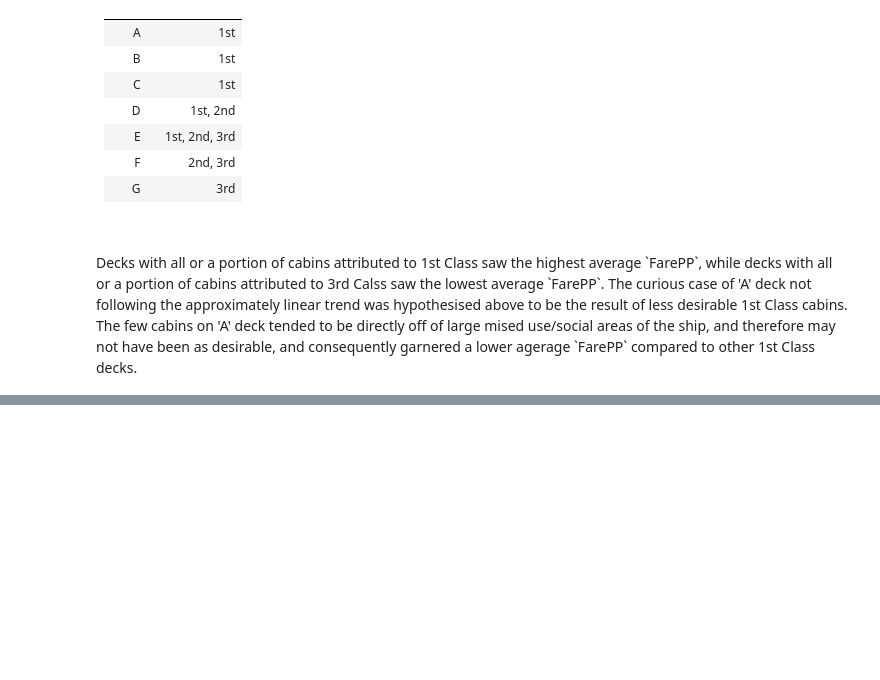
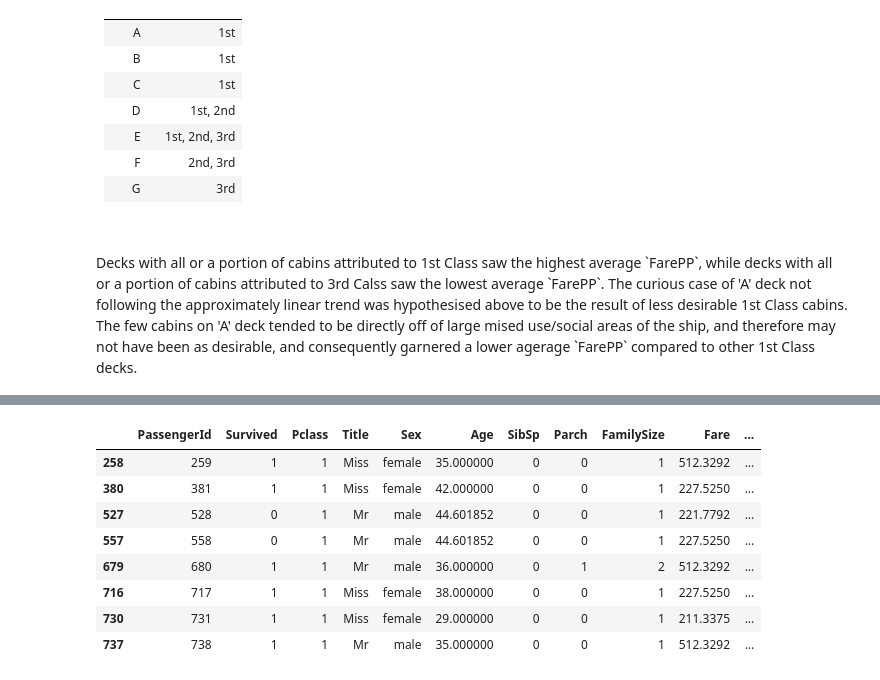
Before and after one commit to ddiston/Kaggle_Titanic, a Jupyter notebook: 01-Titanic_Preprocessing.ipynb, the cells around one changed output, grey strips where cells are left out. Saved outputs shown, nothing was run; the diff lists cells and outputs as text; code cells hidden in the pictures; blank space fills up the shorter version.

```diff
--- a/01-Titanic_Preprocessing.ipynb
+++ b/01-Titanic_Preprocessing.ipynb
@@ -1377,0 +1428,12 @@ Decks with all or a portion of cabins attributed to 1st Class saw the highest av
+# %%
+df[df['FarePP'] > 200]
+# %% [output]
+|  | PassengerId | Survived | Pclass | Title | Sex | Age | SibSp | Parch | FamilySize | Fare | ... |
+| 258 | 259 | 1 | 1 | Miss | female | 35.000000 | 0 | 0 | 1 | 512.3292 | ... |
+| 380 | 381 | 1 | 1 | Miss | female | 42.000000 | 0 | 0 | 1 | 227.5250 | ... |
+| 527 | 528 | 0 | 1 | Mr | male | 44.601852 | 0 | 0 | 1 | 221.7792 | ... |
+| 557 | 558 | 0 | 1 | Mr | male | 44.601852 | 0 | 0 | 1 | 227.5250 | ... |
+| 679 | 680 | 1 | 1 | Mr | male | 36.000000 | 0 | 1 | 2 | 512.3292 | ... |
+| 716 | 717 | 1 | 1 | Miss | female | 38.000000 | 0 | 0 | 1 | 227.5250 | ... |
+| 730 | 731 | 1 | 1 | Miss | female | 29.000000 | 0 | 0 | 1 | 211.3375 | ... |
+| 737 | 738 | 1 | 1 | Mr | male | 35.000000 | 0 | 0 | 1 | 512.3292 | ... |
```
Also changed, not shown: parts of 8 cells of this notebook.
